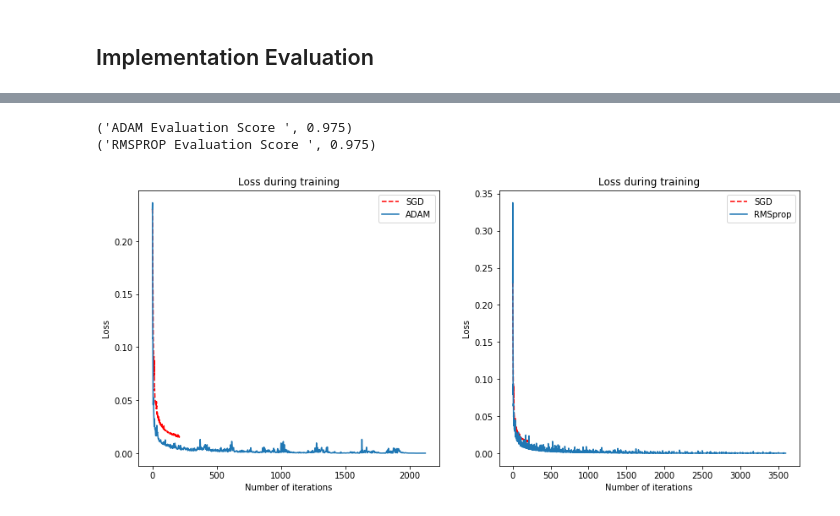
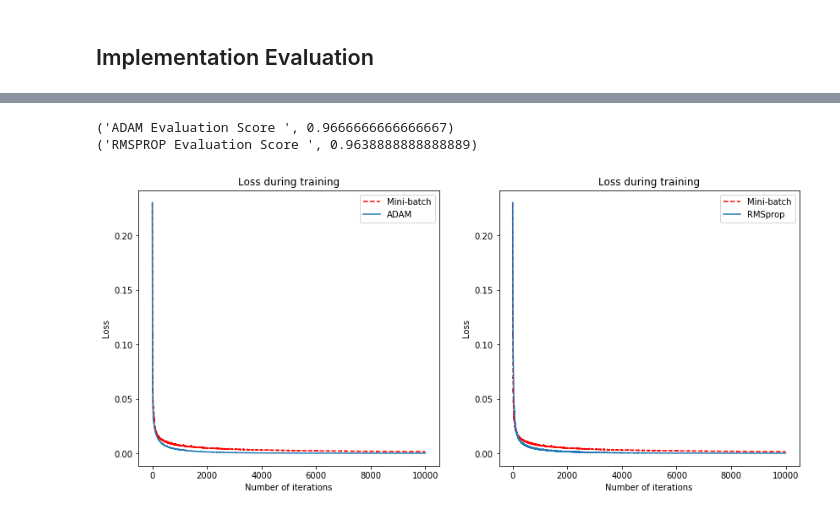
Before and after one commit to bamtak/momentum-in-ml, a Jupyter notebook: Momentum in ML.ipynb, the cells around one changed output, grey strips where cells are left out. Cells and saved outputs as stored; diff of their text form; code cells hidden in the pictures.

```diff
--- a/Momentum in ML.ipynb
+++ b/Momentum in ML.ipynb
@@ -99,7 +99,7 @@ class MultiClassLogisticRegression:
             gradient = self.compute_grad(X_batch, y_batch, w)
             update = optimizer.optimize(gradient)
             self.weights -= update
-            if np.abs(update).max() < self.thres: break
+#             if np.abs(update).max() < self.thres: break
             if i % 1000 == 0 and verbose:
                 print(' Training Accuray at {} iterations is {}'.format(i, self.evaluate_(X, y)))
             i +=1
@@ -218,11 +218,11 @@ plot(np.arange(len(lr.loss)), lr.loss, lr_rms.loss, 122, 'SGD', 'RMSprop')
 # %%
 lr_adam = train_model(X_train, X_test, y_train, y_test, optimizer='adam', lr=0.001)
-lr_rms = train_model(X_train, X_test, y_train, y_test, optimizer='rmsprop', lr=0.005)
+lr_rms = train_model(X_train, X_test, y_train, y_test, optimizer='rmsprop', lr=0.001)
 
 fig = plt.figure(figsize=(14,6))
-plot(np.arange(len(lr.loss)), lr.loss, lr_adam.loss, 121, 'SGD', 'ADAM')
-plot(np.arange(len(lr.loss)), lr.loss, lr_rms.loss, 122, 'SGD', 'RMSprop')
+plot(np.arange(len(lr.loss)), lr.loss, lr_adam.loss, 121, 'Mini-batch', 'ADAM')
+plot(np.arange(len(lr.loss)), lr.loss, lr_rms.loss, 122, 'Mini-batch', 'RMSprop')
 # %% [output]
-('ADAM Evaluation Score ', 0.975)
-('RMSPROP Evaluation Score ', 0.975)
+('ADAM Evaluation Score ', 0.9666666666666667)
+('RMSPROP Evaluation Score ', 0.9638888888888889)
-[figure, old version]
+[figure, new version]
```
Also changed, not shown: parts of 4 cells of this notebook.
